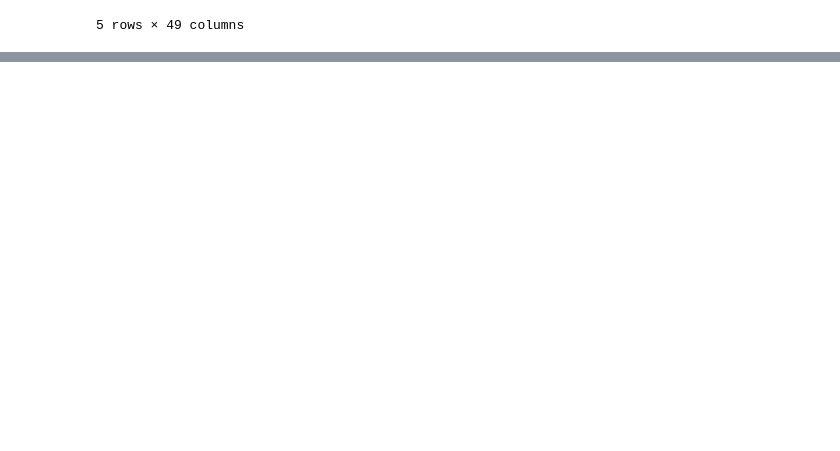
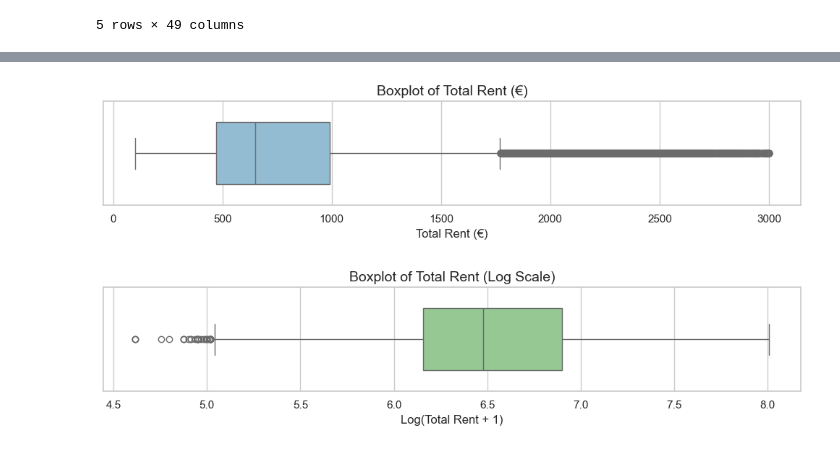
Before and after one commit to DoomStr23/German-Housing-Market-Analysis, a Jupyter notebook: explore_data.ipynb, the cells around one changed output, grey strips where cells are left out. Cells and saved outputs as stored; diff of their text form; code cells hidden in the pictures; blank space fills up the shorter version.

```diff
--- a/explore_data.ipynb
+++ b/explore_data.ipynb
@@ -70,0 +136,20 @@ dtype: int64
+# %%
+# Summary statistics for numeric columns
+df[numeric_cols].describe()
+
+# Filter out unrealistic total rent values
+df = df[df["totalrent"].between(100, 3000)]
+# %%
+import matplotlib.pyplot as plt
+import seaborn as sns
+
+# Set style
+sns.set(style="whitegrid")
+
+# Distribution of total rent
+plt.figure(figsize=(8, 5))
+sns.histplot(df["totalrent"], bins=50, kde=True)
+plt.title("Distribution of Total Rent")
+plt.xlabel("Total Rent (€)")
+plt.ylabel("Count")
+plt.show()
@@ -70,0 +235,30 @@ dtype: int64
+# %%
+
+import numpy as np
+
+# Boxplot of Total Rent
+plt.figure(figsize=(10, 2.5))
+sns.boxplot(
+    x=df["totalrent"],
+    width=0.6,
+    color=sns.color_palette("Blues")[2]
+)
+plt.title("Boxplot of Total Rent (€)", fontsize=14)
+plt.xlabel("Total Rent (€)")
+plt.tight_layout()
+plt.show()
+
+# Boxplot of Total Rent (Log Scale)
+plt.figure(figsize=(10, 2.5))
+sns.boxplot(
+    x=np.log1p(df["totalrent"].dropna()),
+    width=0.6,
+    color=sns.color_palette("Greens")[2]
+)
+plt.title("Boxplot of Total Rent (Log Scale)", fontsize=14)
+plt.xlabel("Log(Total Rent + 1)")
+plt.tight_layout()
+plt.show()
+# %% [output]
+[figure, added]
+[figure, added]
```
Also changed, not shown: parts of 10 cells of this notebook, 1 other file.
